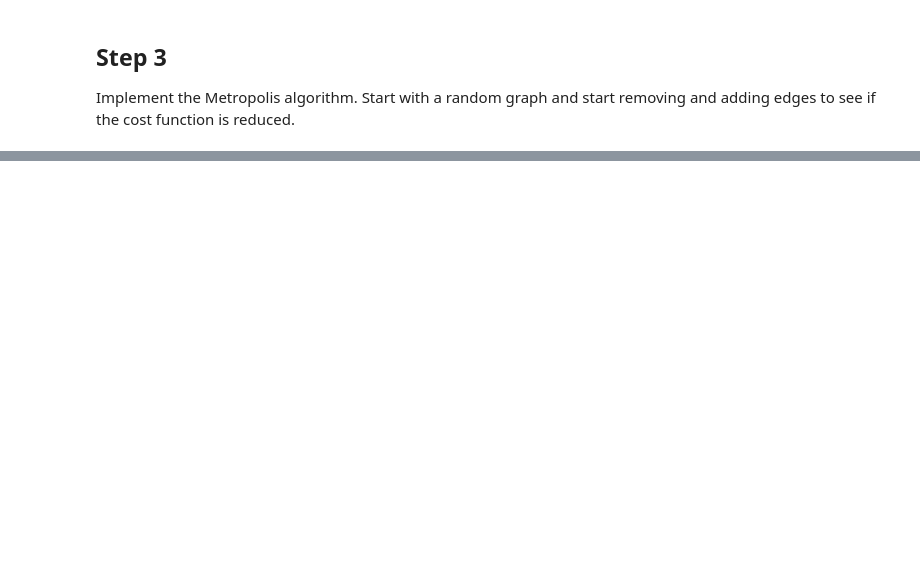
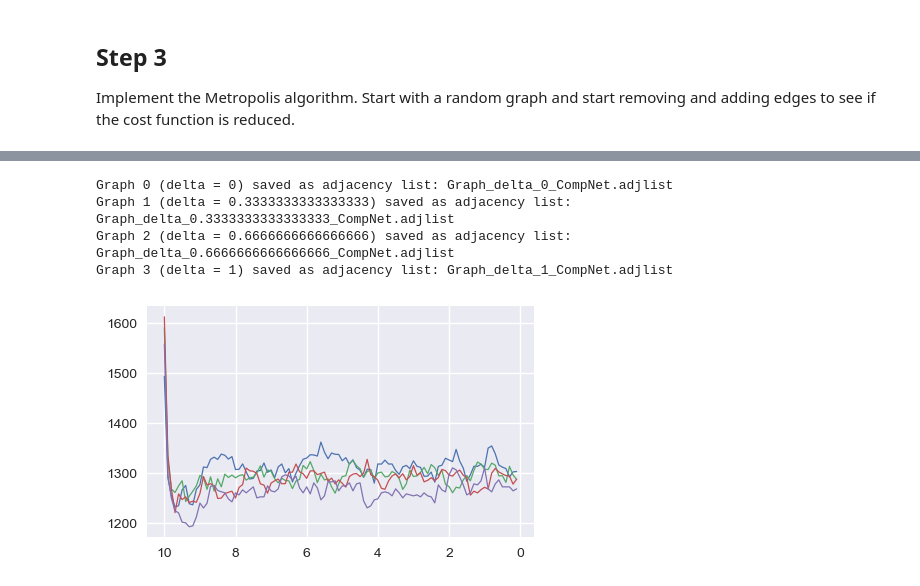
Before and after one commit to Esteban-AG/CHD_Optimal_Transport_Network, a Jupyter notebook: OT_Networks.ipynb, the cells around one changed output, grey strips where cells are left out. Saved outputs shown, nothing was run; the diff lists cells and outputs as text; code cells hidden in the pictures; blank space fills up the shorter version.

```diff
--- a/OT_Networks.ipynb
+++ b/OT_Networks.ipynb
@@ -240 +248,23 @@ with open('CompNet_Delta0.txt','w') as file:
+# %%
+for i, graph in enumerate(last_graph):
+    filename = f"Graph_delta_{delta[i]}_CompNet.adjlist"
+
+    # Save graph to adjacency list
+    nx.write_adjlist(graph, filename)
+    print(f"Graph {i} (delta = {delta[i]}) saved as adjacency list: {filename}")
+# %% [output]
+Graph 0 (delta = 0) saved as adjacency list: Graph_delta_0_CompNet.adjlist
+Graph 1 (delta = 0.3333333333333333) saved as adjacency list: Graph_delta_0.3333333333333333_CompNet.adjlist
+Graph 2 (delta = 0.6666666666666666) saved as adjacency list: Graph_delta_0.6666666666666666_CompNet.adjlist
+Graph 3 (delta = 1) saved as adjacency list: Graph_delta_1_CompNet.adjlist
+# %%
+plt.style.use('seaborn-v0_8')
+
+plt.figure(figsize=(5,3))
+for i in range(len(delta)):
+    plt.plot(T,costs_delta[i],lw=0.9)
+plt.gca().invert_xaxis()
+plt.show()
+# %% [output]
+[figure, added]
 # %%
```
Also changed, not shown: parts of 19 cells of this notebook, 9 other files.
